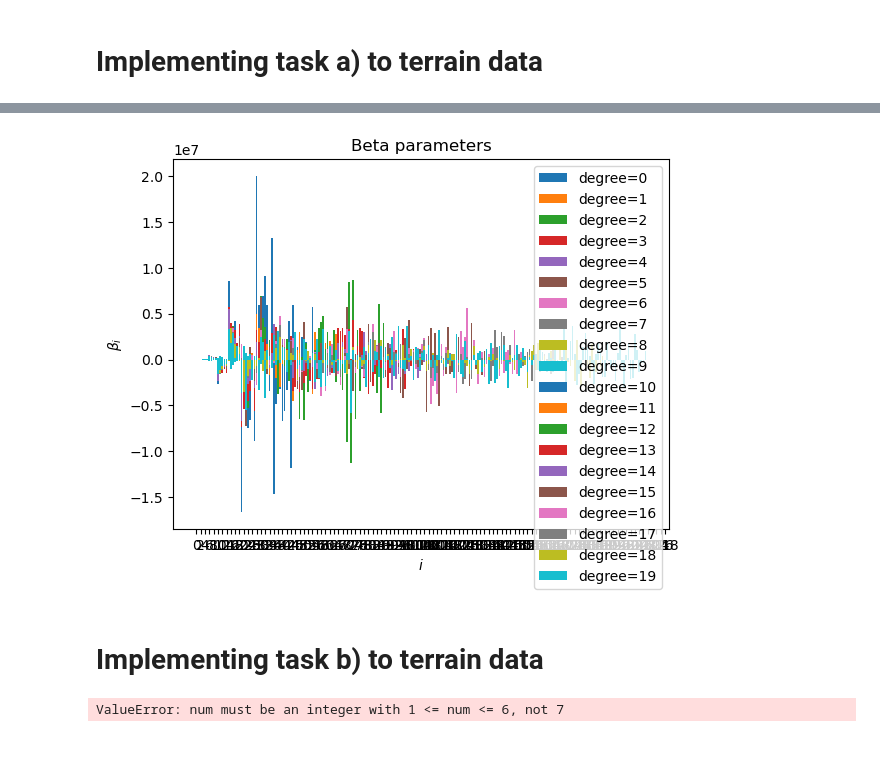
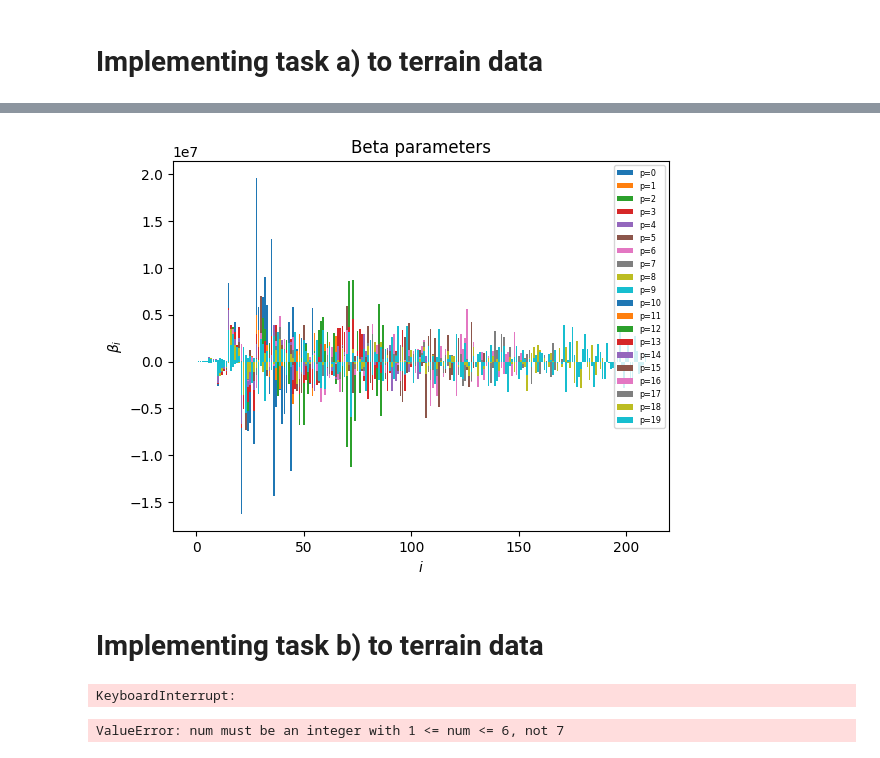
Before and after one commit to LassePladsen/FYS-STK3155-projects, a Jupyter notebook: project1/source_code/part_g_real_data.ipynb, the cells around one changed output, grey strips where cells are left out. Cells and saved outputs as stored; diff of their text form; code cells hidden in the pictures.

Commit message:
fixed beta parameter task a plot

```diff
--- a/project1/source_code/part_g_real_data.ipynb
+++ b/project1/source_code/part_g_real_data.ipynb
@@ -286,20 +285,19 @@ plt.savefig(FIGURES_DIR / "part_g_task_a_R2.png")
 # %%
 # Now plot the beta parameters
 plt.figure()
 for degree in degrees:
     plt.bar(
             range(beta_arr[degree].size),  # indices
             beta_arr[degree],
-            label=f"{degree=}",
+            label=f"p={degree}",
     )
-plt.legend()
-plt.xticks(np.arange(plt.xlim()[1], step=2))
+plt.legend(fontsize="xx-small")
 plt.title("Beta parameters")
 plt.xlabel("$i$")
 plt.ylabel(r"$\beta_i$")
 plt.savefig(FIGURES_DIR / "part_g_task_a_Beta.png")
 # %% [output]
-[figure, old version]
+[figure, new version]
 # %% [markdown]
 # Implementing task b) to terrain data
 # %%
@@ -339,21 +337,6 @@ def MSE_Ridge_beta_R2(X_train, X_test, y_train, y_test, lamb):
         r2_train[i] = R2_score(y_train, y_tilde)
         r2_test[i] = R2_score(y_test, y_predict)
     return mse_train, mse_test, beta, r2_train, r2_test
-
-
-
-"""
-# Figure output directory
-RESULTS_DIR = Path("../results").resolve()
-FIGURES_DIR = RESULTS_DIR / "figures"
-
-# Create them if they dont exist
-if not RESULTS_DIR.exists():
-    RESULTS_DIR.mkdir()
-
-if not FIGURES_DIR.exists():
-    FIGURES_DIR.mkdir()
-"""
 
 
 # PARAMETERS
@@ -410,6 +393,8 @@ for degree in degrees:
     beta_arr.append(beta)
     r2_train_arr.append(r2_train)
     r2_test_arr.append(r2_test)
+# %% [output]
+KeyboardInterrupt:
 # %%
 # Plot MSE's
 figsize = (8, 5)
```
Also changed, not shown: parts of 7 cells of this notebook, 4 other files.
